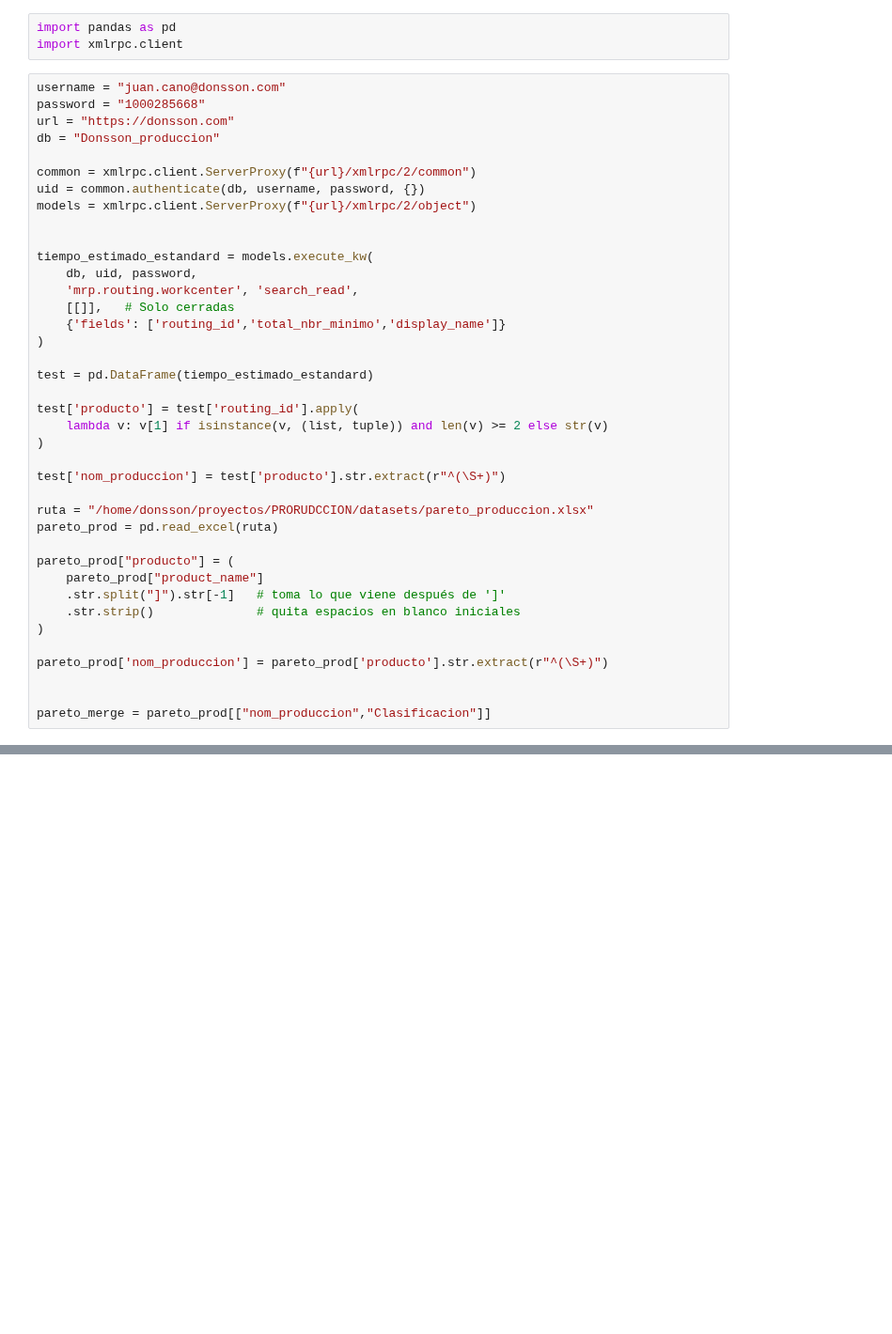
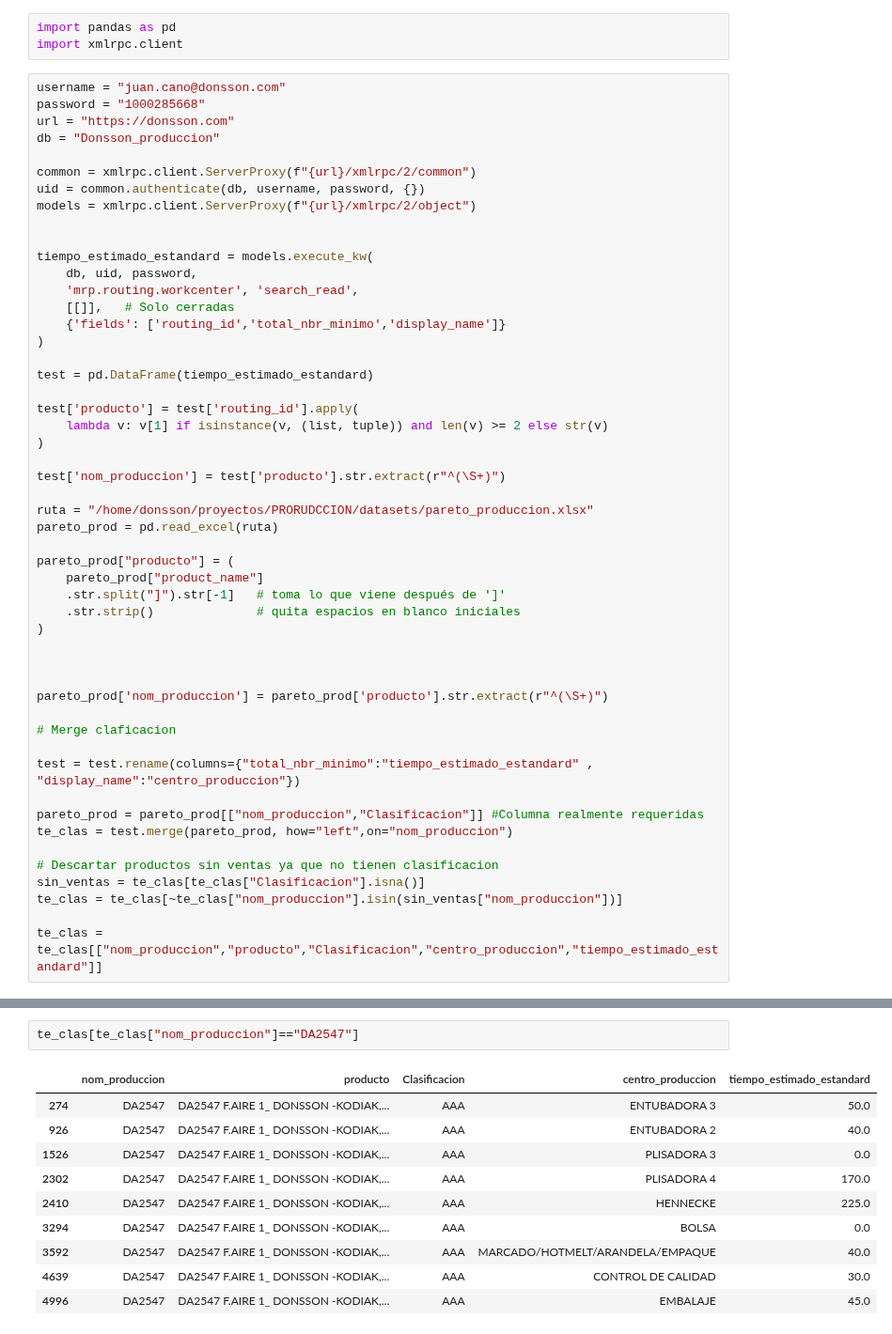
Before and after one commit to FiltrosDonsson/Proyectos-Data-analyst, a Jupyter notebook: PRORUDCCION/tiempo_produccion.ipynb, the cells around one changed output, grey strips where cells are left out. Shown at 94% size. Saved outputs shown, nothing was run; the diff lists cells and outputs as text; blank space fills up the shorter version.

```diff
--- a/PRORUDCCION/tiempo_produccion.ipynb
+++ b/PRORUDCCION/tiempo_produccion.ipynb
@@ -36,7 +36,19 @@ pareto_prod["producto"] = (
     .str.strip()              # quita espacios en blanco iniciales
 )
 
+
+
 pareto_prod['nom_produccion'] = pareto_prod['producto'].str.extract(r"^(\S+)")
 
+# Merge claficacion
 
-pareto_merge = pareto_prod[["nom_produccion","Clasificacion"]]
+test = test.rename(columns={"total_nbr_minimo":"tiempo_estimado_estandard" , "display_name":"centro_produccion"})
+
+pareto_prod = pareto_prod[["nom_produccion","Clasificacion"]] #Columna realmente requeridas
+te_clas = test.merge(pareto_prod, how="left",on="nom_produccion")
+
+# Descartar productos sin ventas ya que no tienen clasificacion
+sin_ventas = te_clas[te_clas["Clasificacion"].isna()]
+te_clas = te_clas[~te_clas["nom_produccion"].isin(sin_ventas["nom_produccion"])]
+
+te_clas = te_clas[["nom_produccion","producto","Clasificacion","centro_produccion","tiempo_estimado_estandard"]]
@@ -44,0 +55,13 @@ test = test.rename(columns={"total_nbr_minimo":"tiempo_estimado_estandard"})
+# %%
+te_clas[te_clas["nom_produccion"]=="DA2547"]
+# %% [output]
+|  | nom_produccion | producto | Clasificacion | centro_produccion | tiempo_estimado_estandard |
+| 274 | DA2547 | DA2547 F.AIRE 1_ DONSSON -KODIAK,... | AAA | ENTUBADORA 3 | 50.0 |
+| 926 | DA2547 | DA2547 F.AIRE 1_ DONSSON -KODIAK,... | AAA | ENTUBADORA 2 | 40.0 |
+| 1526 | DA2547 | DA2547 F.AIRE 1_ DONSSON -KODIAK,... | AAA | PLISADORA 3 | 0.0 |
+| 2302 | DA2547 | DA2547 F.AIRE 1_ DONSSON -KODIAK,... | AAA | PLISADORA 4 | 170.0 |
+| 2410 | DA2547 | DA2547 F.AIRE 1_ DONSSON -KODIAK,... | AAA | HENNECKE | 225.0 |
+| 3294 | DA2547 | DA2547 F.AIRE 1_ DONSSON -KODIAK,... | AAA | BOLSA | 0.0 |
+| 3592 | DA2547 | DA2547 F.AIRE 1_ DONSSON -KODIAK,... | AAA | MARCADO/HOTMELT/ARANDELA/EMPAQUE | 40.0 |
+| 4639 | DA2547 | DA2547 F.AIRE 1_ DONSSON -KODIAK,... | AAA | CONTROL DE CALIDAD | 30.0 |
+| 4996 | DA2547 | DA2547 F.AIRE 1_ DONSSON -KODIAK,... | AAA | EMBALAJE | 45.0 |
```
Also changed, not shown: parts of 4 cells of this notebook, 26 other files.
